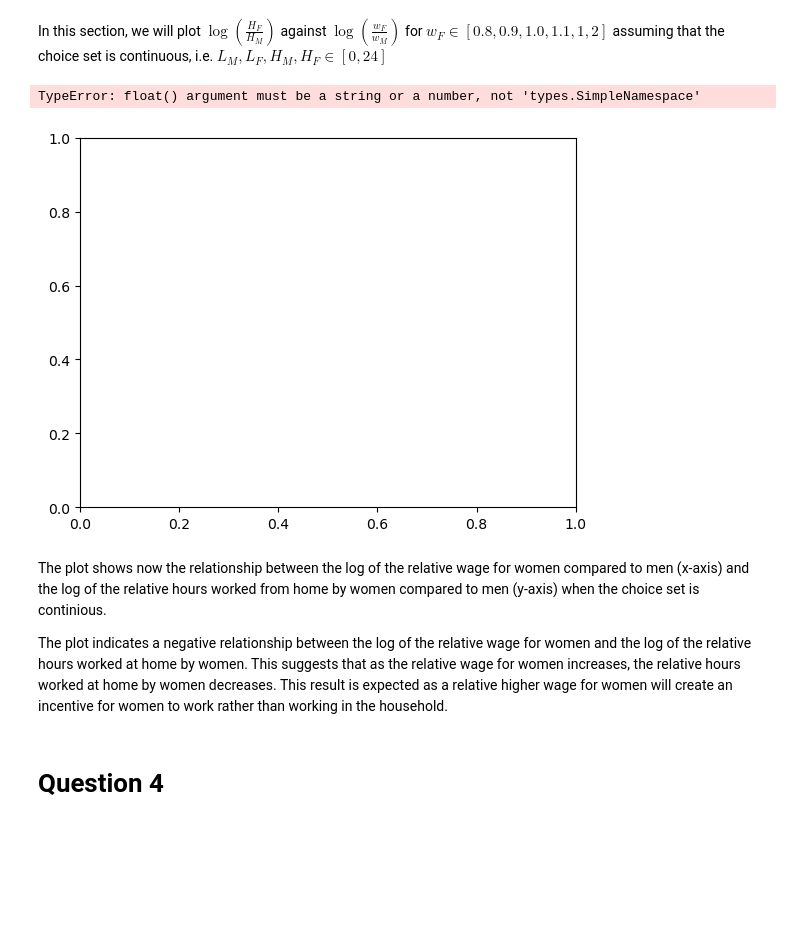
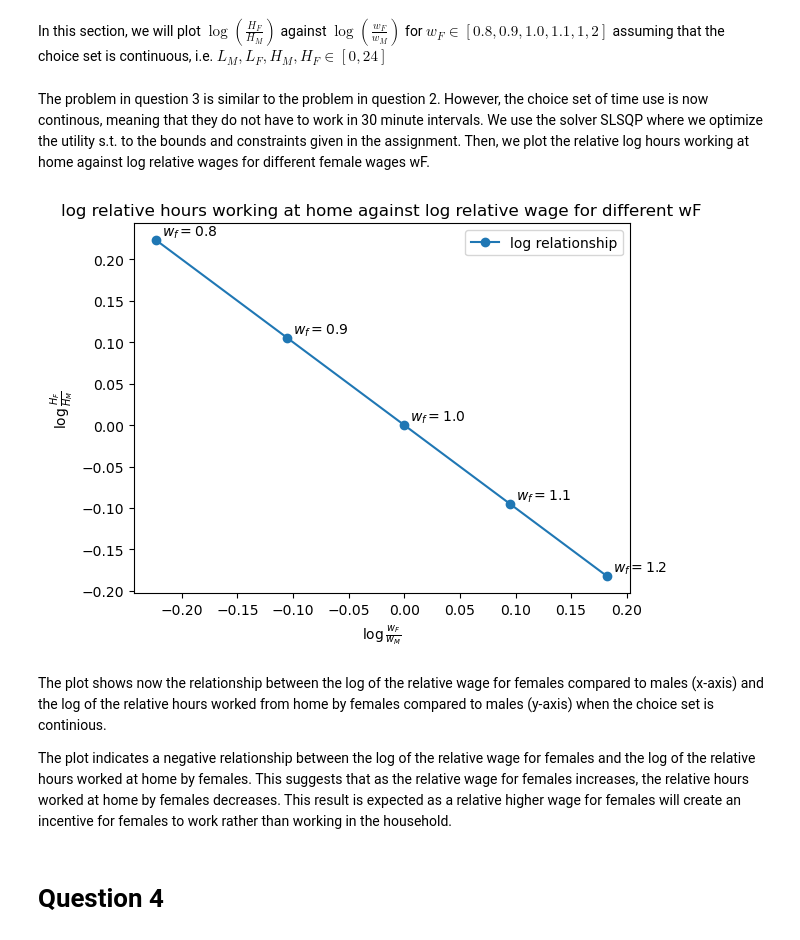
Before and after one commit to NumEconCopenhagen/projects-2023-iim, a Jupyter notebook: inauguralproject/inauguralproject.ipynb, the cells around one changed output. Drawn from its saved outputs; the diff is of its cells as text; code cells hidden in the pictures; blank space fills up the shorter version.

```diff
--- a/inauguralproject/inauguralproject.ipynb
+++ b/inauguralproject/inauguralproject.ipynb
@@ -52,7 +52,7 @@ for i in range(9):
     parameters = par_list[i]
 
     # Prints the ratio of FH and HM and the corresponding alpha and sigma values
-    print(f' HF/HM = {parameters[2]:.3} for alpha = {parameters[4]} and sigma = {parameters[5]}')
+    with np.errstate(all="ignore"): print(f' HF/HM = {parameters[2]:.3} for alpha = {parameters[4]} and sigma = {parameters[5]}')
 # %% [output]
  HF/HM = 0.545 for alpha = 0.25 and sigma = 0.5
  HF/HM = 0.308 for alpha = 0.25 and sigma = 1
@@ -117,4 +117,6 @@ ax.set_title(r'$\log(\frac{H_F}{H_M})$' + " against " r'$\log(\frac{w_F}{w_M})$'
 ax.set_xlabel(rf'$\log (\frac{{w_F}}{{w_M}})$')
 ax.set_ylabel(rf'$\log (\frac{{H_F}}{{H_M}})$')
 ax.legend(loc='upper right');
+for x, y in zip(model.par.lnwFwH_vec, lnHFHM_list):
+    ax.annotate(r'$w_f=${:.1f}'.format(np.exp(x)), xy= (x+0.005,y+0.005))
 # %% [output]
@@ -127,40 +129,43 @@ The plot indicates a negative relationship between the log of the relative wage
 # Question 3
 # %% [markdown]
 In this section, we will plot $\log(\frac{H_F}{H_M})$ against $\log(\frac{w_F}{w_M})$ for $w_F \in [0.8, 0.9, 1.0, 1.1, 1,2]$ assuming that the choice set is continuous, i.e. $L_M, L_F, H_M, H_F \in [0,24]$
+# %% [markdown]
+The problem in question 3 is similar to the problem in question 2. However, the choice set of time use is now continous, meaning that they do not have to work in 30 minute intervals. We use the solver SLSQP where we optimize the utility s.t. to the bounds and constraints given in the assignment. Then, we plot the relative log hours working at home against log relative wages for different female wages wF.
 # %%
 # # Sets the value of the parameters
 model.par.alpha = 0.5
 model.par.sigma = 1
 
 # Create an empty list
 lnHFHM_Q3 = []
 
 # Iteriates over 5 parameter values
 for i in range(5):
 
     # Gets parameter values for the i-th iteration
     model.par.wF = model.par.wF_vec[i]
 
     # Add the natural logarithm to ´lnHFHM_Q3´
-    lnHFHM_Q3.append(model.solve_continous())
+    lnHFHM_Q3.append(model.solve())
 
 # Plot log H_F/H_M against log w_F/w_M for different w_F walues
 fig = plt.figure()
 ax = fig.add_subplot(1,1,1)
 ax.plot(model.par.lnwFwH_vec, lnHFHM_Q3,  label='log relationship', marker = "o")
 
 # Create labels in the plot
 ax.set_title('log relative hours working at home against log relative wage for different wF')
 ax.set_xlabel(rf'$\log \frac{{w_F}}{{w_M}}$')
 ax.set_ylabel(rf'$\log \frac{{H_F}}{{H_M}}$')
 ax.legend(loc='upper right'); # Activate legend (uses the labels in ax.plot())
+for x, y in zip(model.par.lnwFwH_vec, lnHFHM_Q3):
+    ax.annotate(r'$w_f=${:.1f}'.format(np.exp(x)), xy= (x+0.005,y+0.005))
 # %% [output]
-TypeError: float() argument must be a string or a number, not 'types.SimpleNamespace'
-[figure, old version]
+[figure, new version]
 # %% [markdown]
-The plot shows now the relationship between the log of the relative wage for women compared to men (x-axis) and the log of the relative hours worked from home by women compared to men (y-axis) when the choice set is continious.
+The plot shows now the relationship between the log of the relative wage for females compared to males (x-axis) and the log of the relative hours worked from home by females compared to males (y-axis) when the choice set is continious.
 
-The plot indicates a negative relationship between the log of the relative wage for women and the log of the relative hours worked at home by women. This suggests that as the relative wage for women increases, the relative hours worked at home by women decreases. This result is expected as a relative higher wage for women will create an incentive for women to work rather than working in the household.
+The plot indicates a negative relationship between the log of the relative wage for females and the log of the relative hours worked at home by females. This suggests that as the relative wage for females increases, the relative hours worked at home by females decreases. This result is expected as a relative higher wage for females will create an incentive for females to work rather than working in the household.
 # %% [markdown]
 # Question 4
 # %% [markdown]
```
Also changed, not shown: parts of 5 cells of this notebook, 1 other file.
